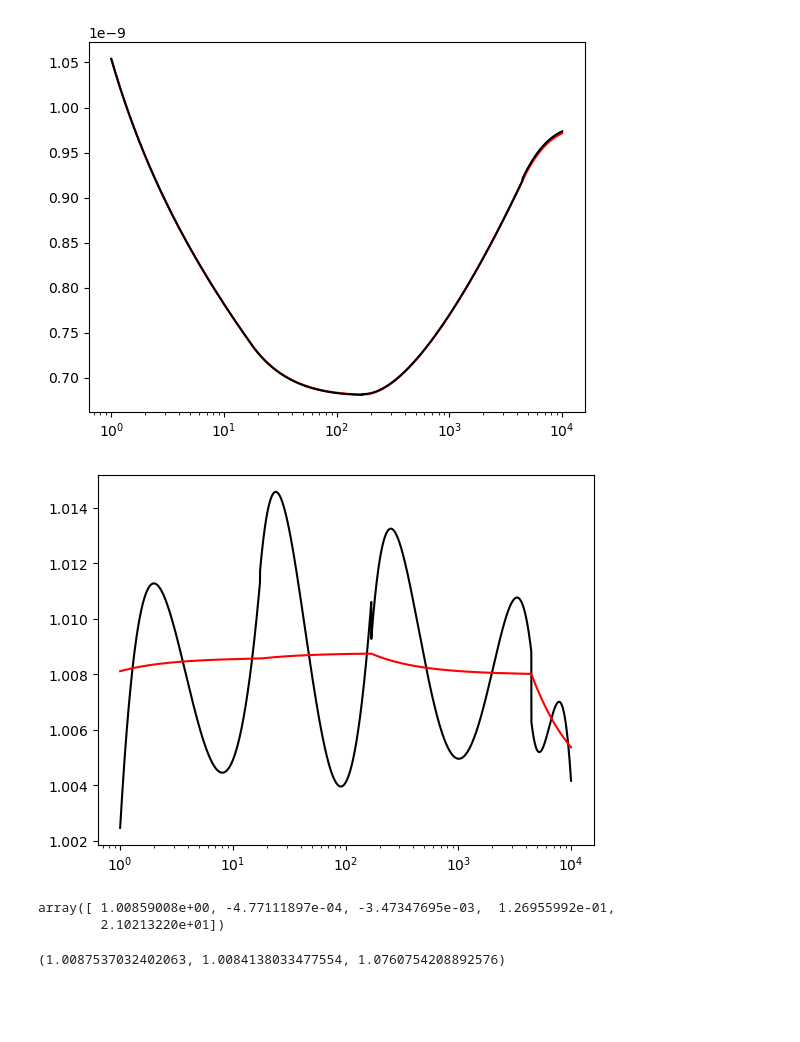
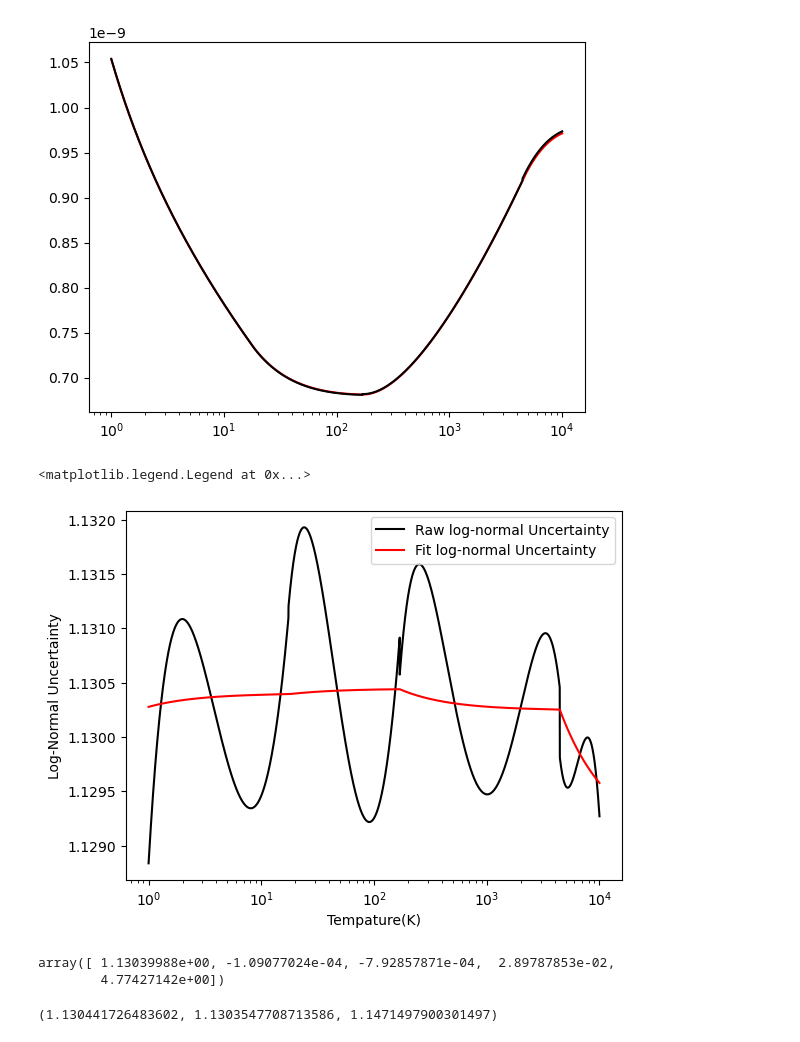
Before and after one commit to wostling/SavinGroup, a Jupyter notebook: Contiuus_peicewise_fits_error.ipynb, the cells around one changed output. Saved outputs shown, nothing was run; the diff lists cells and outputs as text; code cells hidden in the pictures; blank space fills up the shorter version.

```diff
--- a/Contiuus_peicewise_fits_error.ipynb
+++ b/Contiuus_peicewise_fits_error.ipynb
@@ -36,7 +36,7 @@ def uncertain_list(real, measured, uncertainty):
     for char in range(len(real)):
         num_up = math.exp(((real[char]*(1+uncertainty))-measured[char])/measured[char])
         num_down = math.exp(((real[char]*(1-uncertainty))-measured[char])/measured[char])
-        num = (abs(1-num_up) + abs(1-num_down))/2
+        num = (abs(1-num_up) + abs(1-num_down))/2 + 1
         delta.append(num)
     return delta
 
@@ -122,22 +122,26 @@ poptCH_un, pcovCH_un = optimize.curve_fit(uncertain_parametersCH, temps, f_listC
 # %%
 new_uncertain_ratesCH = []
 for temp in temps:
     new_uncertain_ratesCH.append(uncertain_parametersCH(temp, poptCH_un[0] , poptCH_un[1],  poptCH_un[2],  poptCH_un[3],  poptCH_un[4]))
 
-plt.plot(temps, f_listCH, c = "black")
-plt.plot(temps, new_uncertain_ratesCH, c = "red")
+plt.plot(temps, f_listCH, c = "black", label = "Raw log-normal Uncertainty")
+plt.plot(temps, new_uncertain_ratesCH, c = "red", label = "Fit log-normal Uncertainty")
 plt.xscale("log")
+plt.xlabel("Tempature(K)")
+plt.ylabel("Log-Normal Uncertainty")
+plt.legend()
 # %% [output]
+<matplotlib.legend.Legend at 0x...>
-[figure, old version]
+[figure, new version]
 # %%
 poptCH_un
 # %% [output]
-array([ 1.00859008e+00, -4.77111897e-04, -3.47347695e-03,  1.26955992e-01,
-        2.10213220e+01])
+array([ 1.13039988e+00, -1.09077024e-04, -7.92857871e-04,  2.89787853e-02,
+        4.77427142e+00])
 # %%
 fnumsCH(poptCH_un[0] , poptCH_un[1],  poptCH_un[2],  poptCH_un[3],  poptCH_un[4])
 # %% [output]
-(1.0087537032402063, 1.0084138033477554, 1.0760754208892576)
+(1.130441726483602, 1.1303547708713586, 1.1471497900301497)
 # %%
 temps = np.logspace(0, 4, 30000)
 ratesCH2 = []
```
Also changed, not shown: parts of 5 cells of this notebook, 3 other files.
